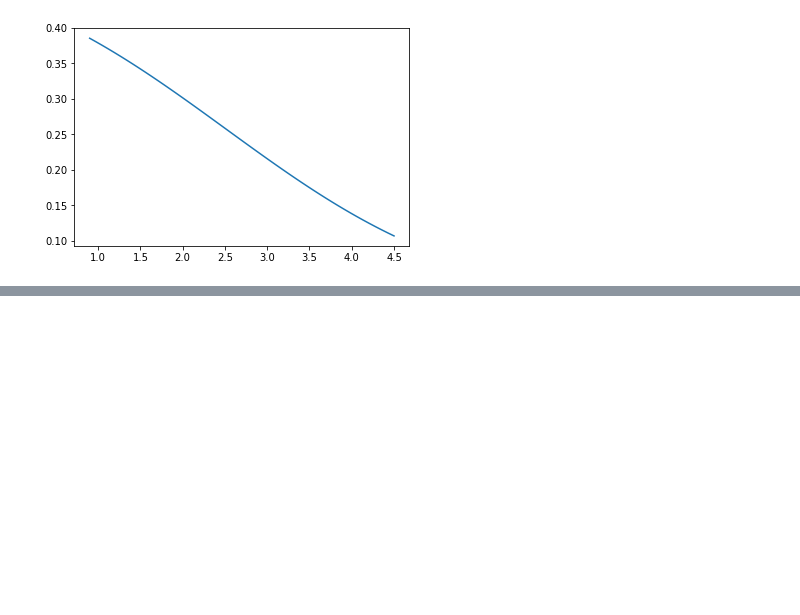
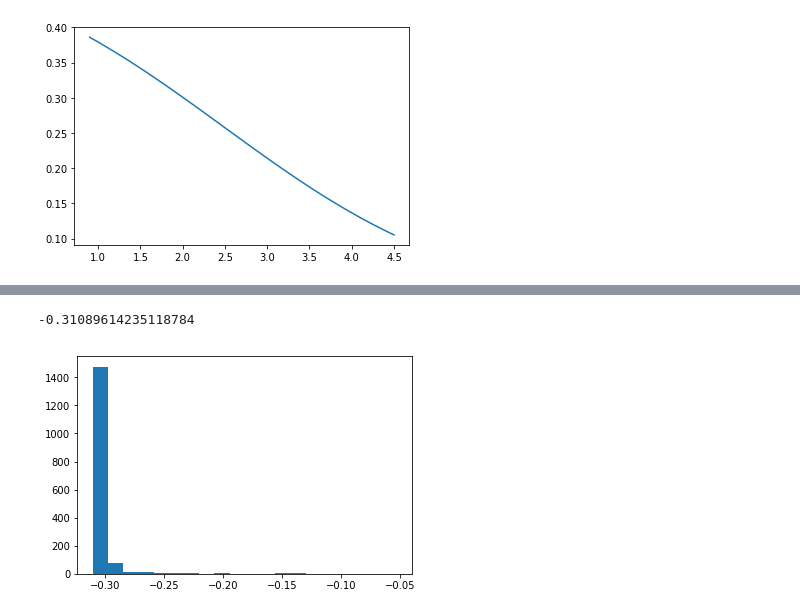
Before and after one commit to hushchyn-mikhail/ShipOpt2, a Jupyter notebook: PatternRecognitionOptimization/Analysis.ipynb, the cells around one changed output, grey strips where cells are left out. Saved outputs shown, nothing was run; the diff lists cells and outputs as text; code cells hidden in the pictures; blank space fills up the shorter version.

```diff
--- a/PatternRecognitionOptimization/Analysis.ipynb
+++ b/PatternRecognitionOptimization/Analysis.ipynb
@@ -274,0 +334,26 @@ Text(0.5,1,'Ratio of reconstructed events')
+# %%
+errors = []
+estimated_objectives = []
+best_points = []
+
+step_size = 400
+X = np.arange(220, 1620+step_size, step_size)
+
+for step in X:
+    design = observations.dropna()[observations.columns[:-3]].values[:step]
+    #because we want to maximize
+    answers = -observations.dropna()[observations.columns[-1:]].values[:step]
+
+    kernel = GPy.kern.RBF(input_dim=7, variance=1., lengthscale=1.)
+    m = GPy.models.GPRegression(design, answers, kernel, noise_var=10**-10)
+    m.optimize(messages=False)
+    m.optimize_restarts(num_restarts = 1)
+
+    #values = m.predict_noiseless(design)
+    values = m.predict(design)
+    arm = np.array(values)[0].argmin()
+
+    errors.append(values[1][arm][0])
+    best_points.append(arm)
+    estimated_objectives.append(values[0][arm][0])
+    print(step)
@@ -274,0 +371,9 @@ Text(0.5,1,'Ratio of reconstructed events')
+# %%
+values[0][arm][0]
+# %% [output]
+-0.31089614235118784
+# %%
+plt.hist(np.array(values)[0], bins=20)
+plt.show()
+# %% [output]
+[figure, added]
```
Also changed, not shown: parts of 38 cells of this notebook.
